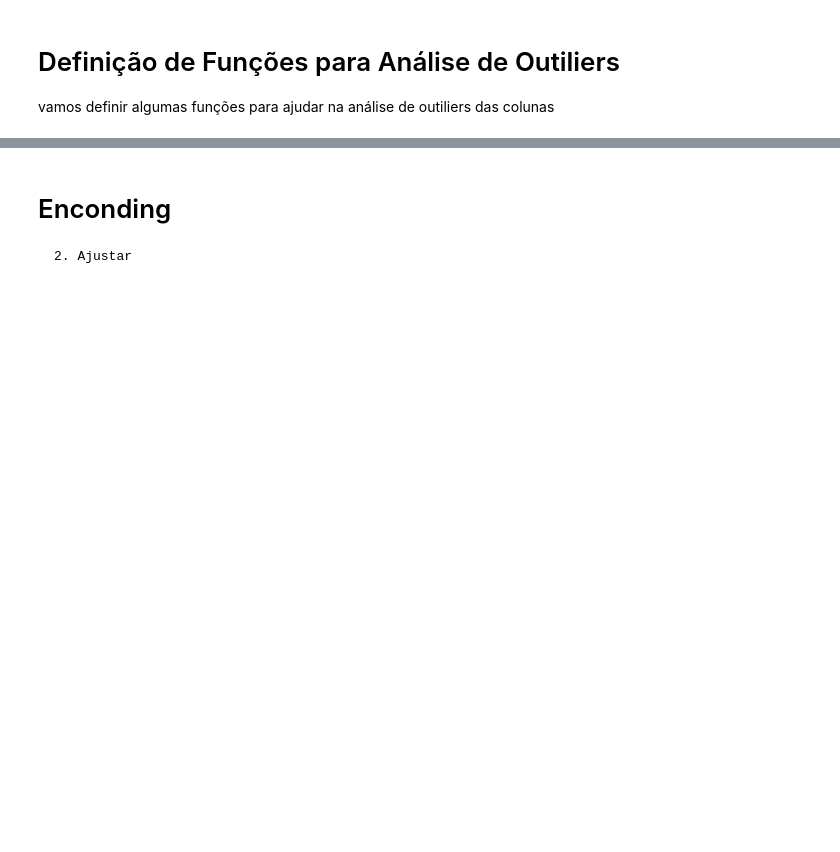
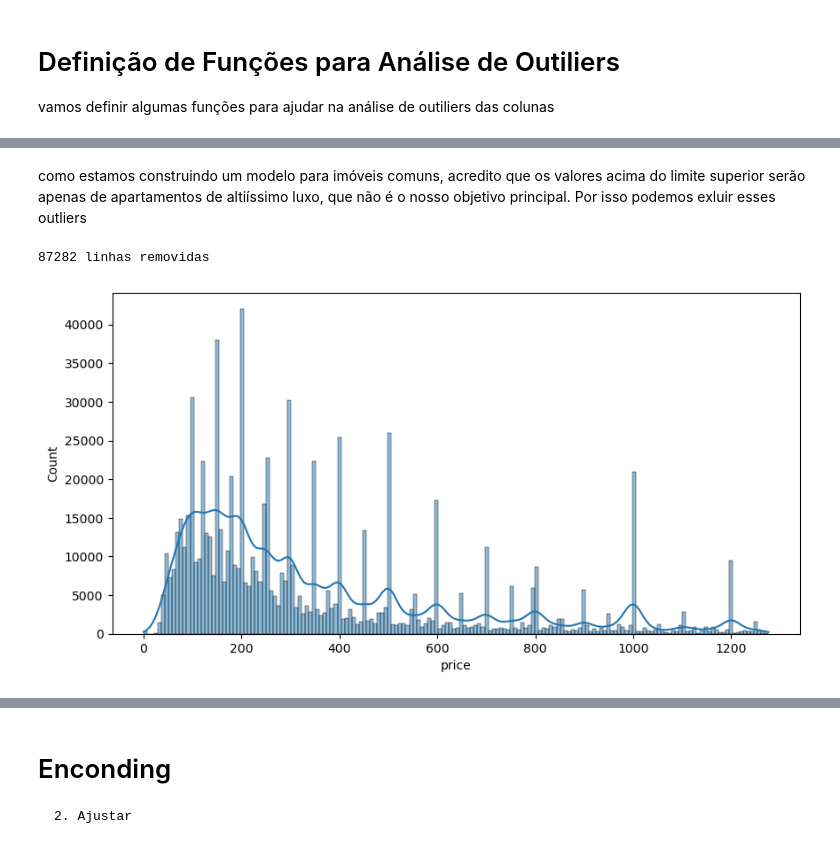
Before and after one commit to jhonatanpaz95/Airbnb-Rio, a Jupyter notebook: airbnb-rio.ipynb, the cells around one changed output, grey strips where cells are left out. Drawn from its saved outputs; the diff is of its cells as text; code cells hidden in the pictures; blank space fills up the shorter version.

Commit message:
analise das colunas numéricas

```diff
--- a/airbnb-rio.ipynb
+++ b/airbnb-rio.ipynb
@@ -254,6 +254,17 @@ def limites(coluna):
     q3 = coluna.quantile(0.75)
     amplitude = q3 - q1
     return q1 - 1.5 * amplitude, q3 + 1.5 * amplitude
+
+def excluir_outliers(df, nome_coluna):
+    qtde_linhas = df.shape[0]
+
+    lim_inf, lim_sup = limites(df[nome_coluna])
+
+    df = df.loc[(df[nome_coluna] >= lim_inf) & (df[nome_coluna] <= lim_sup), :]
+
+    linhas_removidas = qtde_linhas - df.shape[0]
+
+    return df, linhas_removidas
 # %%
 def diagrama_caixa(coluna):
     fig, (ax1, ax2) = plt.subplots(1,2)
@@ -273 +291,13 @@ histograma(base_airbnb_df['price'])
 [figure]
+# %% [markdown]
+como estamos construindo um modelo para imóveis comuns, acredito que os valores acima do limite superior serão apenas de apartamentos de altiíssimo luxo, que não é o nosso objetivo principal. Por isso podemos exluir esses outliers
+# %%
+#exclui outliers
+base_airbnb_df, linhas_removidas = excluir_outliers(base_airbnb_df, 'price')
+print('{} linhas removidas'.format(linhas_removidas))
+# %% [output]
+87282 linhas removidas
+# %%
+histograma(base_airbnb_df['price'])
+# %% [output]
+[figure, added]
```
Also changed, not shown: parts of 42 cells of this notebook.
